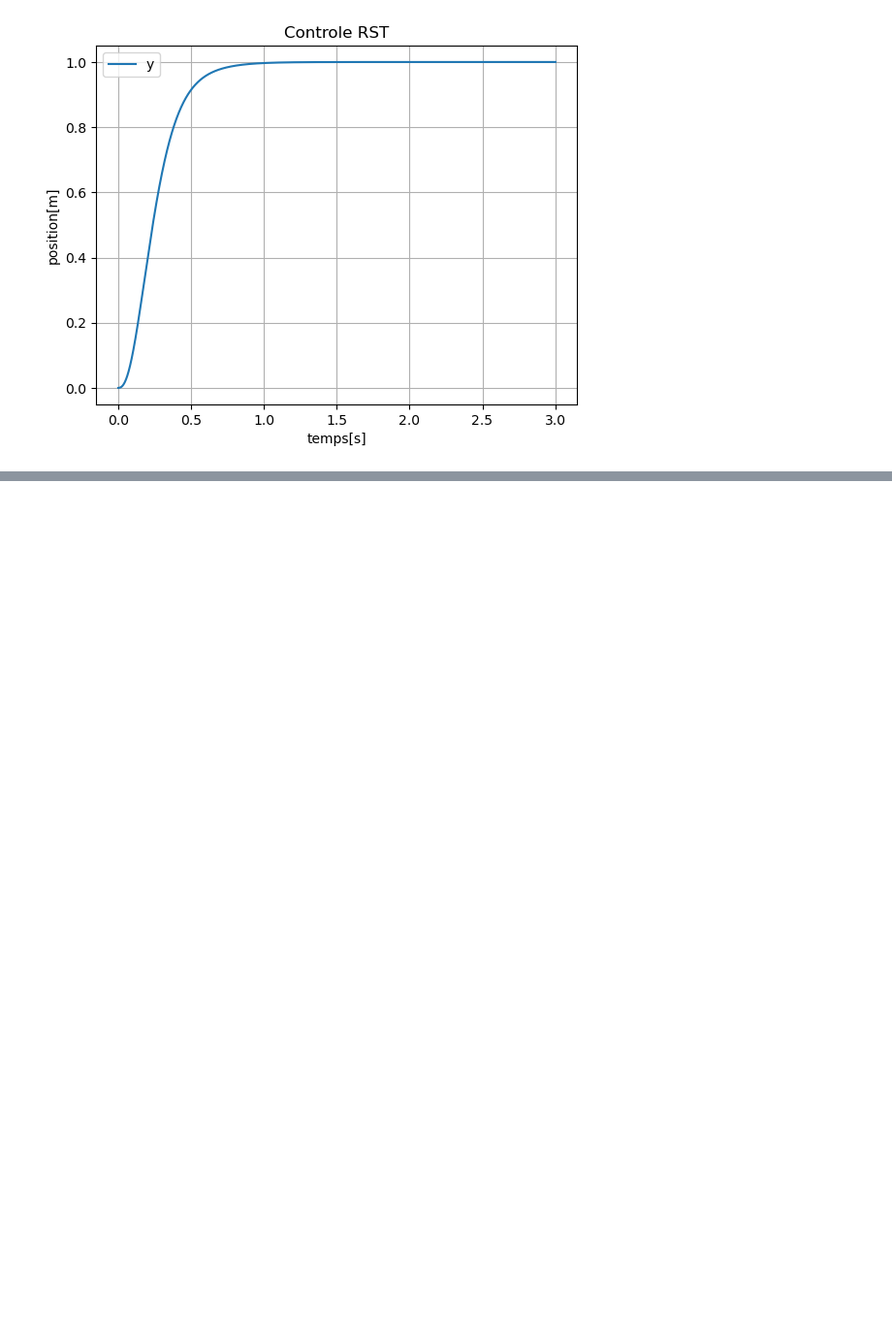
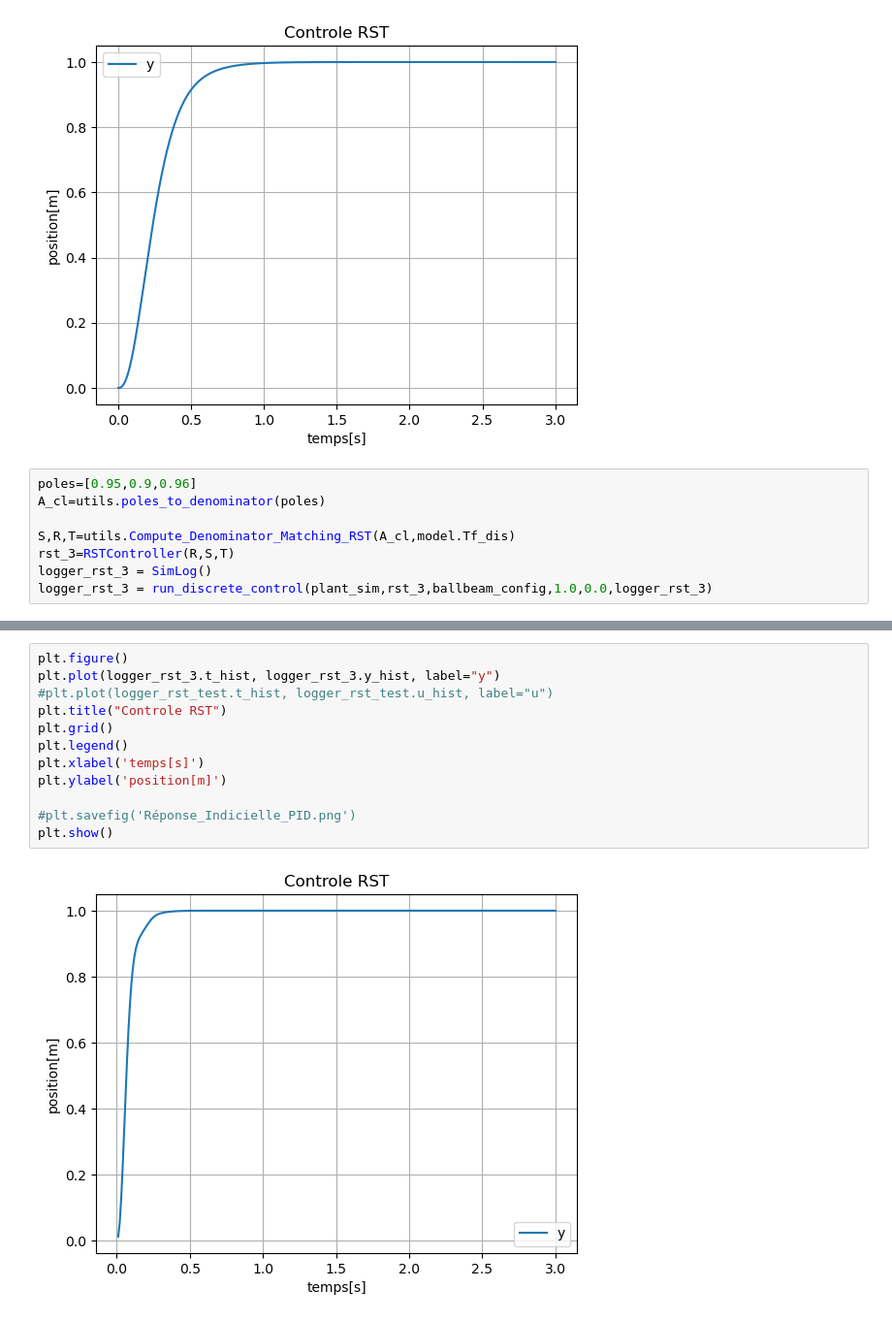
Before and after one commit to Bababoey123/PythonDiscreteControl, a Jupyter notebook: PythonDiscreteLib.ipynb, the cells around one changed output, grey strips where cells are left out. Shown at 97% size. Drawn from its saved outputs; the diff is of its cells as text; blank space fills up the shorter version.

Commit message:
Now with pole placement

```diff
--- a/PythonDiscreteLib.ipynb
+++ b/PythonDiscreteLib.ipynb
@@ -376,3 +376,11 @@ plt.ylabel('position[m]')
 plt.show()
 # %% [output]
 [figure]
+# %%
+poles=[0.95,0.9,0.96]
+A_cl=utils.poles_to_denominator(poles)
+
+S,R,T=utils.Compute_Denominator_Matching_RST(A_cl,model.Tf_dis)
+rst_3=RSTController(R,S,T)
+logger_rst_3 = SimLog()
+logger_rst_3 = run_discrete_control(plant_sim,rst_3,ballbeam_config,1.0,0.0,logger_rst_3)
@@ -378,0 +405,14 @@ plt.show()
+# %%
+plt.figure()
+plt.plot(logger_rst_3.t_hist, logger_rst_3.y_hist, label="y")
+#plt.plot(logger_rst_test.t_hist, logger_rst_test.u_hist, label="u")
+plt.title("Controle RST")
+plt.grid()
+plt.legend()
+plt.xlabel('temps[s]')
+plt.ylabel('position[m]')
+
+#plt.savefig('Réponse_Indicielle_PID.png')
+plt.show()
+# %% [output]
+[figure, added]
```
Also changed, not shown: parts of 6 cells of this notebook, 2 other files.
